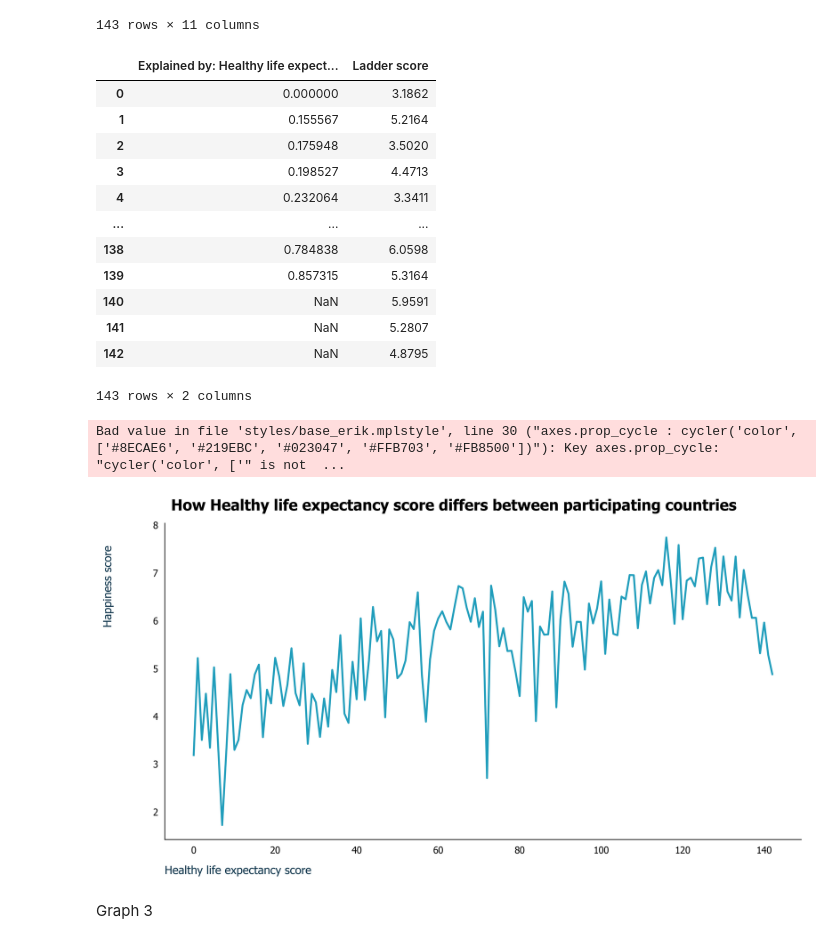
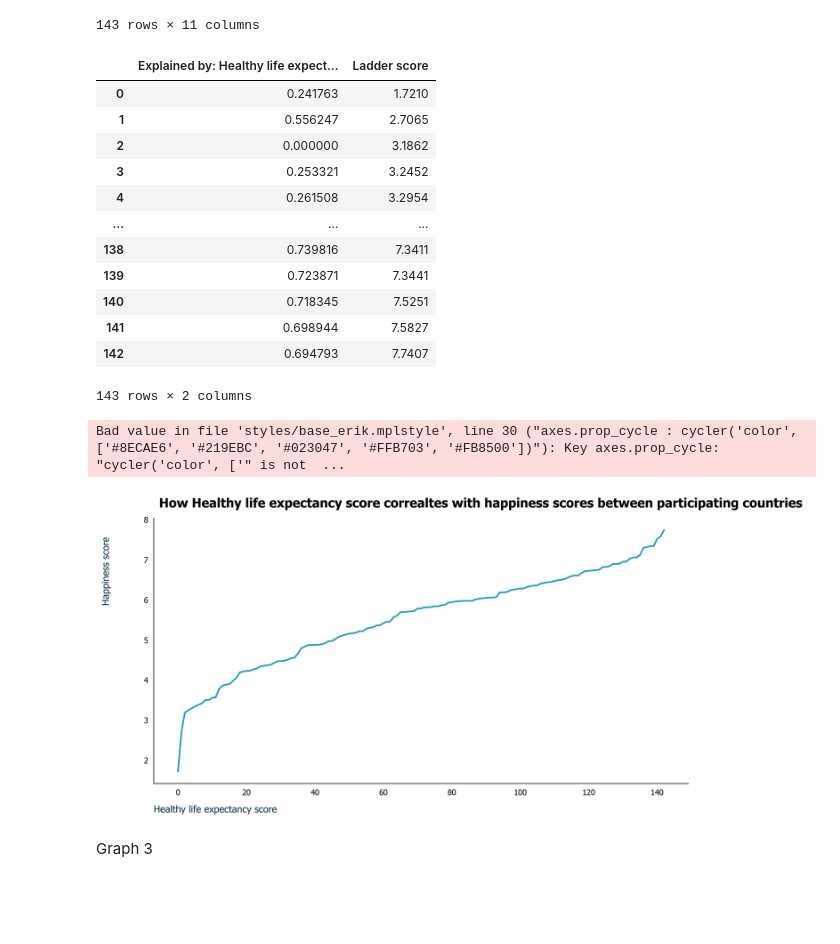
Before and after one commit to erikunevik/data_visualization_erik_unevik_de24, a Jupyter notebook: exercises/exercise1/exercise1_erik.ipynb, the cells around one changed output. Cells and saved outputs as stored; diff of their text form; code cells hidden in the pictures; blank space fills up the shorter version.

```diff
--- a/exercises/exercise1/exercise1_erik.ipynb
+++ b/exercises/exercise1/exercise1_erik.ipynb
@@ -542,7 +559,7 @@ df_happy = duckdb.query(
     SELECT
        "Explained by: Healthy life expectancy", "Ladder score"
     FROM df
-    ORDER BY "Explained by: Healthy life expectancy"
+    ORDER BY "Ladder score" ASC
 
     """
 ).df()
@@ -550,46 +567,46 @@ df_happy = duckdb.query(
 df_happy
 # %% [output]
 |  | Explained by: Healthy life expect... | Ladder score |
-| 0 | 0.000000 | 3.1862 |
-| 1 | 0.155567 | 5.2164 |
-| 2 | 0.175948 | 3.5020 |
-| 3 | 0.198527 | 4.4713 |
-| 4 | 0.232064 | 3.3411 |
+| 0 | 0.241763 | 1.7210 |
+| 1 | 0.556247 | 2.7065 |
+| 2 | 0.000000 | 3.1862 |
+| 3 | 0.253321 | 3.2452 |
+| 4 | 0.261508 | 3.2954 |
 | ... | ... | ... |
-| 138 | 0.784838 | 6.0598 |
-| 139 | 0.857315 | 5.3164 |
-| 140 | NaN | 5.9591 |
-| 141 | NaN | 5.2807 |
-| 142 | NaN | 4.8795 |
+| 138 | 0.739816 | 7.3411 |
+| 139 | 0.723871 | 7.3441 |
+| 140 | 0.718345 | 7.5251 |
+| 141 | 0.698944 | 7.5827 |
+| 142 | 0.694793 | 7.7407 |
 143 rows × 2 columns
 # %%
 import matplotlib.pyplot as plt
 
 plt.style.use("styles/base_erik.mplstyle")
 
 fig, ax = plt.subplots(figsize=(12,6))
 
     # Plot the line
 ax.plot(df_happy.index, df_happy["Ladder score"], color="#219EBC", linewidth=2)
 
 # Set the main title
 ax.set_title(
-    "How Healthy life expectancy score differs between participating countries",
+    "How Healthy life expectancy score correaltes with happiness scores between participating countries",
     x=0.01,
     y=0.95,
     ha="left",
     fontsize=16,
     fontweight="bold",
     pad= 30
 )
 
     # Axis labels
 ax.set_xlabel("Healthy life expectancy score", loc="left", fontsize=12, color="#023047")
 ax.set_ylabel("Happiness score", fontsize=12, color="#023047")
 ax.yaxis.set_label_coords(-0.08, 0.8)
 # %% [output]
 Bad value in file 'styles/base_erik.mplstyle', line 30 ("axes.prop_cycle : cycler('color', ['#8ECAE6', '#219EBC', '#023047', '#FFB703', '#FB8500'])"): Key axes.prop_cycle: "cycler('color', ['" is not  ...
-[figure, old version]
+[figure, new version]
 # %% [markdown]
 Graph 3
 # %%
```
Also changed, not shown: parts of 6 cells of this notebook, 1 other file.
